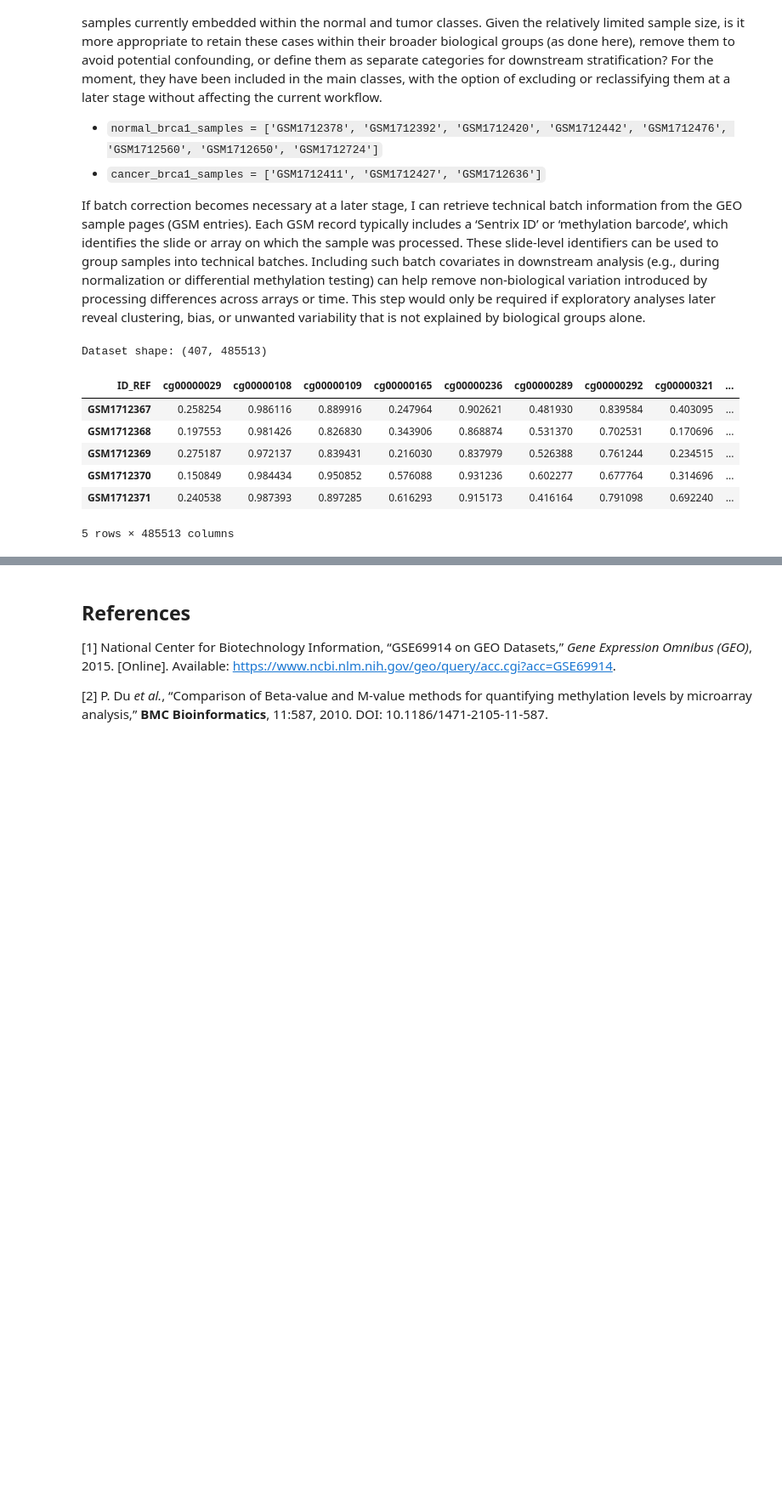
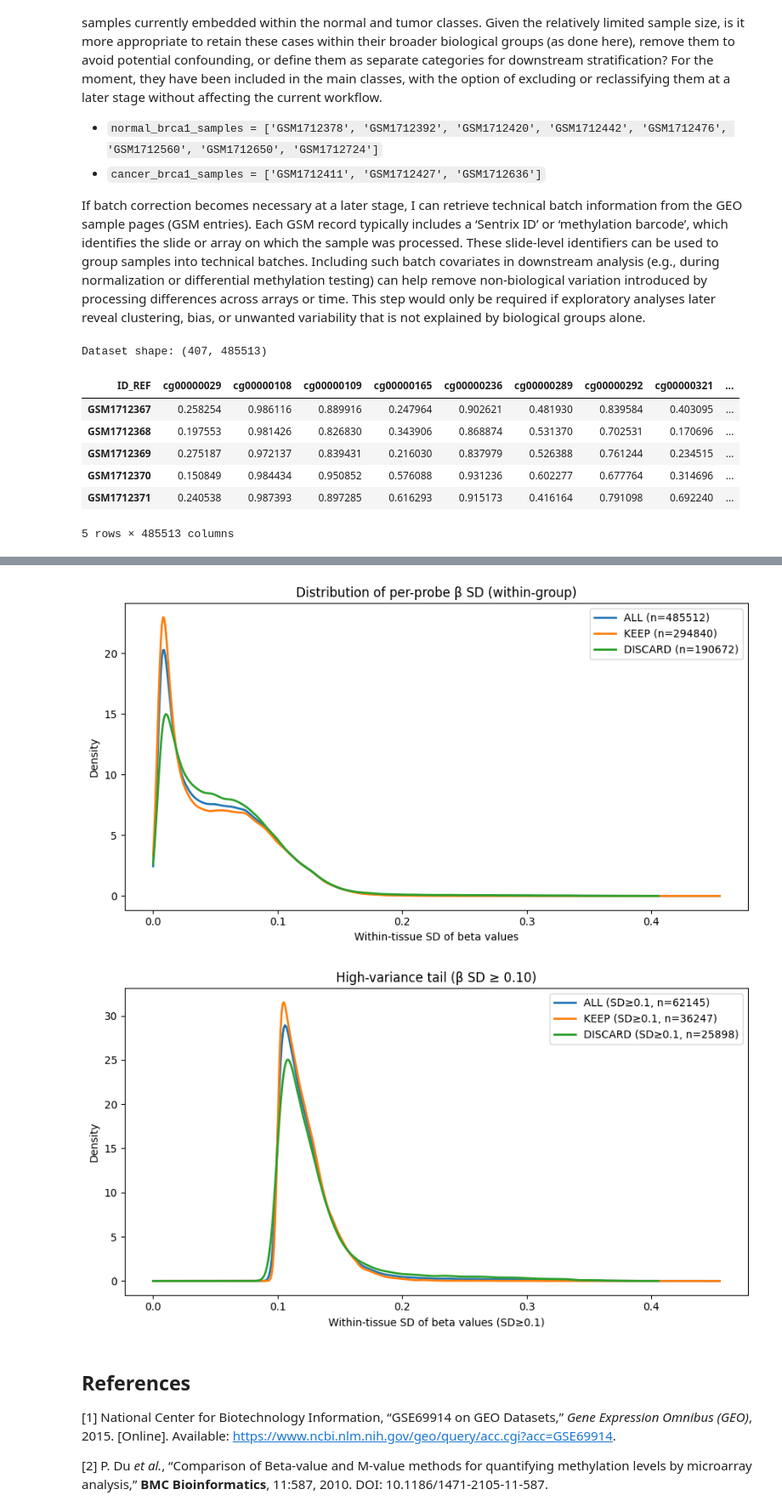
Before and after one commit to elisabettaroviera/THESIS, a Jupyter notebook: 01 - Notebook/02-data-pre-processing.ipynb, the cells around one changed output, grey strips where cells are left out. Shown at 85% size. Drawn from its saved outputs; the diff is of its cells as text; code cells hidden in the pictures; blank space fills up the shorter version.

Commit message:
Data pre-processing

```diff
--- a/01 - Notebook/02-data-pre-processing.ipynb
+++ b/01 - Notebook/02-data-pre-processing.ipynb
@@ -451,0 +578,78 @@ Saved figures:
+# %%
+import pandas as pd
+import numpy as np
+import matplotlib.pyplot as plt
+from scipy.stats import mannwhitneyu
+from scipy.stats import gaussian_kde
+
+# --- 0) Setup
+LABEL_COL = 'label'
+TARGET_GROUP = 0  # es. NORMAL; puoi cambiarlo in 1 o 2 per altri gruppi
+
+# --- 1) Seleziona un gruppo omogeneo (within-tissue)
+group_df = raw_dataset[raw_dataset[LABEL_COL] == TARGET_GROUP].copy()
+feature_cols = [c for c in group_df.columns if c != LABEL_COL]
+
+# --- 2) Costruisci i set KEEP / DISCARD dalle annotazioni di Naeem
+naeem_csv_path = "/kaggle/input/filtering-cpg-naeem/filtering_table.csv"
+naeem = pd.read_csv(naeem_csv_path)
+naeem.columns = [c.strip().lower() for c in naeem.columns]
+probe_col = 'probe'
+flag_col = 'flag(discard/keep)' if 'flag(discard/keep)' in naeem.columns else 'flag'
+
+naeem[probe_col] = naeem[probe_col].astype(str).str.strip()
+naeem[flag_col]  = naeem[flag_col].astype(str).str.strip().str.lower()
+
+keep_set = set(naeem.loc[naeem[flag_col] == 'keep', probe_col]) & set(feature_cols)
+discard_set = set(feature_cols) - keep_set
+
+# --- 3) Calcola SD per-probe (β) nel gruppo selezionato
+X_beta = group_df[feature_cols]
+sd_all = X_beta.std(axis=0, ddof=1)
+
+sd_keep = sd_all[sd_all.index.isin(keep_set)]
+sd_discard = sd_all[sd_all.index.isin(discard_set)]
+
+print(f"Probes: ALL={len(sd_all)}, KEEP={len(sd_keep)}, DISCARD={len(sd_discard)}")
+
+# --- 4) Test non parametrico (Wilcoxon/Mann-Whitney)
+stat, pval = mannwhitneyu(sd_keep.values, sd_discard.values, alternative='two-sided')
+print(f"Mann-Whitney U test (KEEP vs DISCARD): U={stat:.0f}, p-value={pval:.3e}")
+
+# --- 5) Densità stile 'Figura 4'
+def kde_plot(data, label, ax):
+    data = np.asarray(data.dropna().values)
+    if len(data) < 5:
+        return
+    kde = gaussian_kde(data)
+    xs = np.linspace(0, max(0.25, data.max()*1.05), 512)  # range tipico per SD di β
+    ax.plot(xs, kde(xs), lw=2, label=label)
+
+fig, ax = plt.subplots(figsize=(9, 5))
+kde_plot(sd_all,     f"ALL (n={len(sd_all)})", ax)
+kde_plot(sd_keep,    f"KEEP (n={len(sd_keep)})", ax)
+kde_plot(sd_discard, f"DISCARD (n={len(sd_discard)})", ax)
+ax.set_xlabel("Within-tissue SD of beta values")
+ax.set_ylabel("Density")
+ax.set_title("Distribution of per-probe β SD (within-group)")
+ax.legend()
+plt.tight_layout()
+plt.show()
+
+# --- 6) (Opzionale) Focalizza la coda SD ≥ 0.10
+thr = 0.10
+sd_all_tail     = sd_all[sd_all >= thr]
+sd_keep_tail    = sd_keep[sd_keep >= thr]
+sd_discard_tail = sd_discard[sd_discard >= thr]
+
+fig2, ax2 = plt.subplots(figsize=(9, 5))
+kde_plot(sd_all_tail,     f"ALL (SD≥{thr}, n={len(sd_all_tail)})", ax2)
+kde_plot(sd_keep_tail,    f"KEEP (SD≥{thr}, n={len(sd_keep_tail)})", ax2)
+kde_plot(sd_discard_tail, f"DISCARD (SD≥{thr}, n={len(sd_discard_tail)})", ax2)
+ax2.set_xlabel(f"Within-tissue SD of beta values (SD≥{thr})")
+ax2.set_ylabel("Density")
+ax2.set_title("High-variance tail (β SD ≥ 0.10)")
+ax2.legend()
+plt.tight_layout()
+plt.show()
+# %% [output]
@@ -452,3 +658,5 @@ Saved figures:
+[figure, added]
+[figure, added]
 # %% [markdown]
 ## References
 
```
Also changed, not shown: parts of 6 cells of this notebook.
